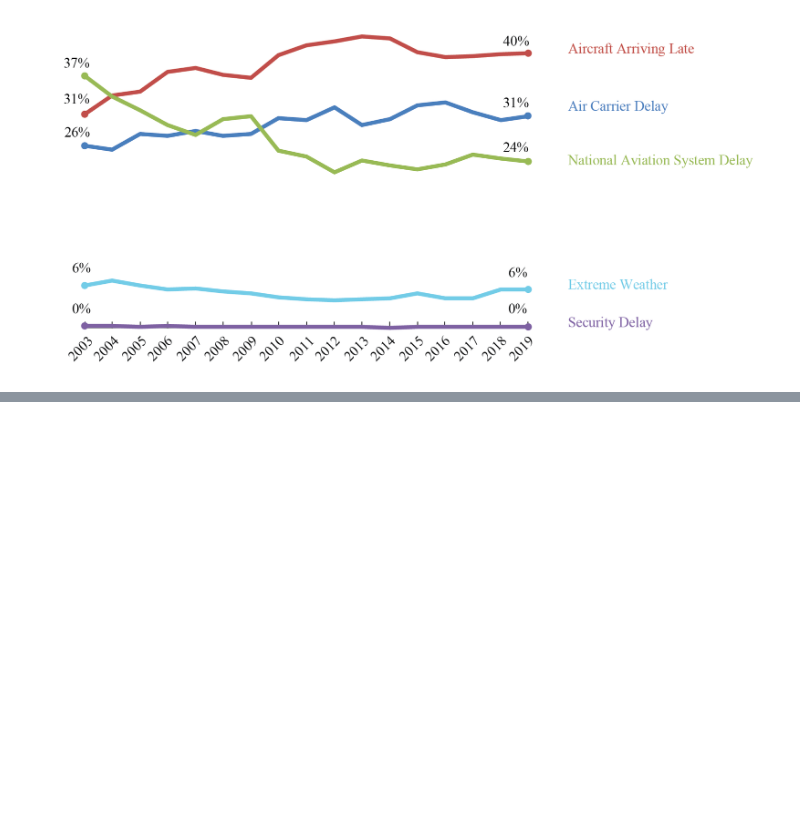
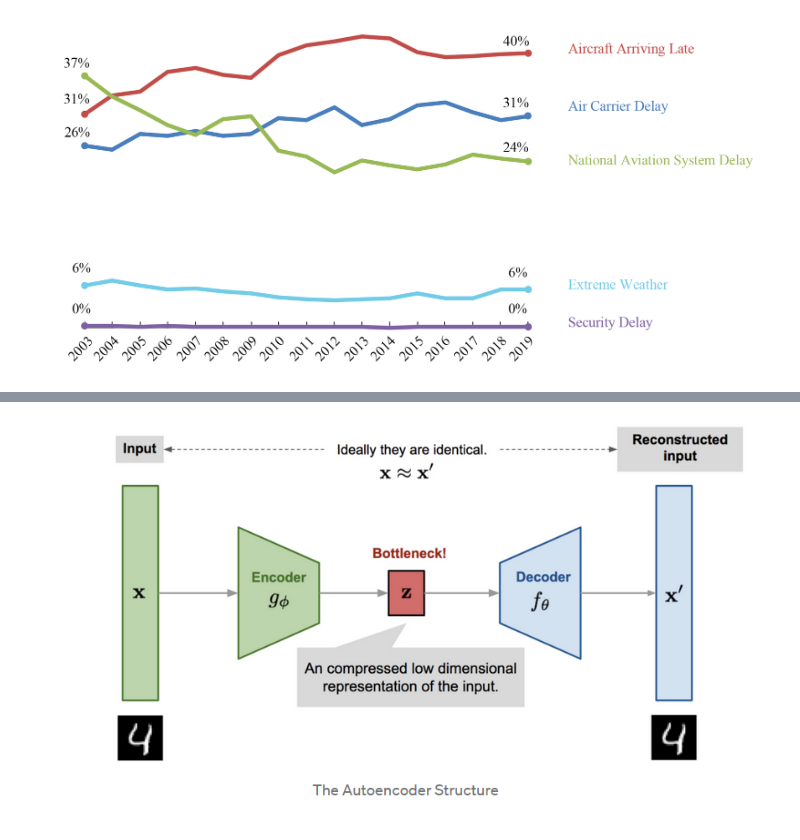
Before and after one commit to rscd27p/RPI_Investigation3, a Jupyter notebook: RPI_Investigation3_Randy_Cespedes.ipynb, the cells around one changed output, grey strips where cells are left out. Saved outputs shown, nothing was run; the diff lists cells and outputs as text; code cells hidden in the pictures; blank space fills up the shorter version.

```diff
--- a/RPI_Investigation3_Randy_Cespedes.ipynb
+++ b/RPI_Investigation3_Randy_Cespedes.ipynb
@@ -47,0 +83,7 @@ Image("Images/Delay Cause by Year, 2003-2019 crop.png")
+# %%
+from IPython.display import Image
+Image("Images/Autoencoder.png")
+
+#Source: [9]
+# %% [output]
+[figure, added]
```
Also changed, not shown: parts of 14 cells of this notebook.
